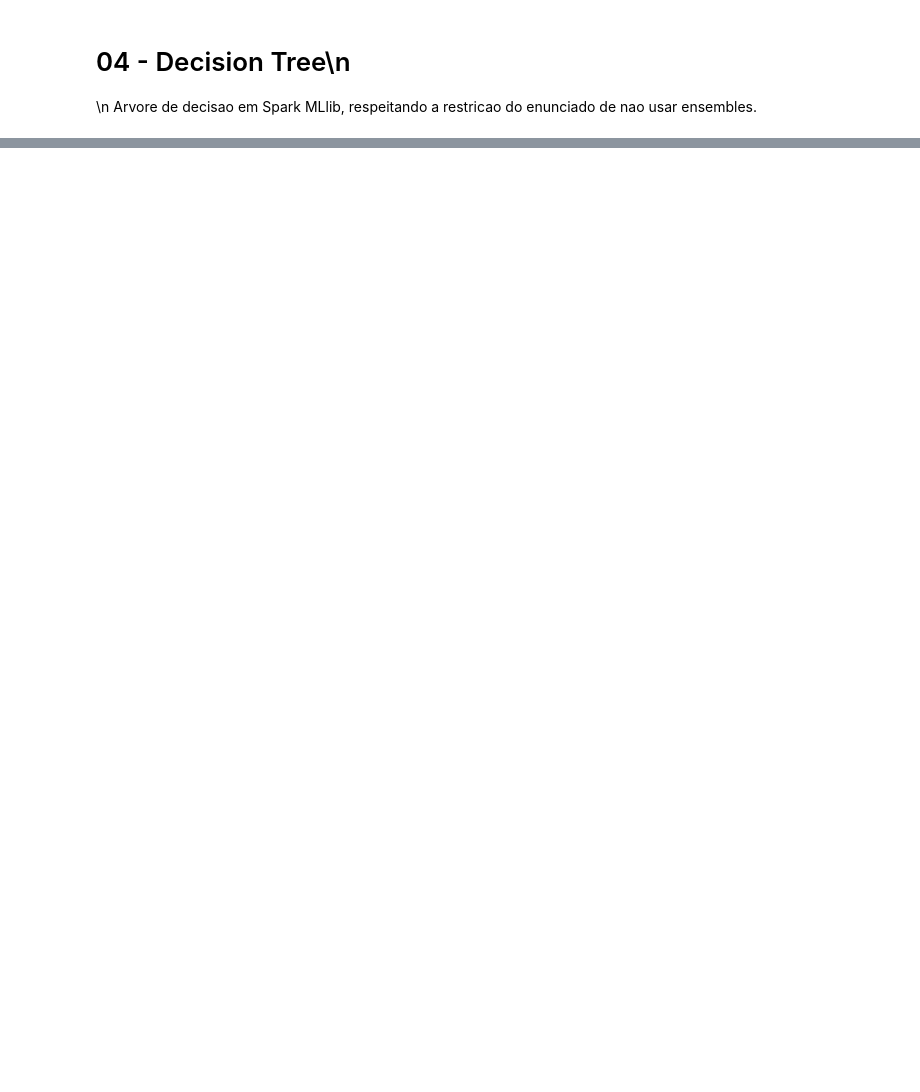
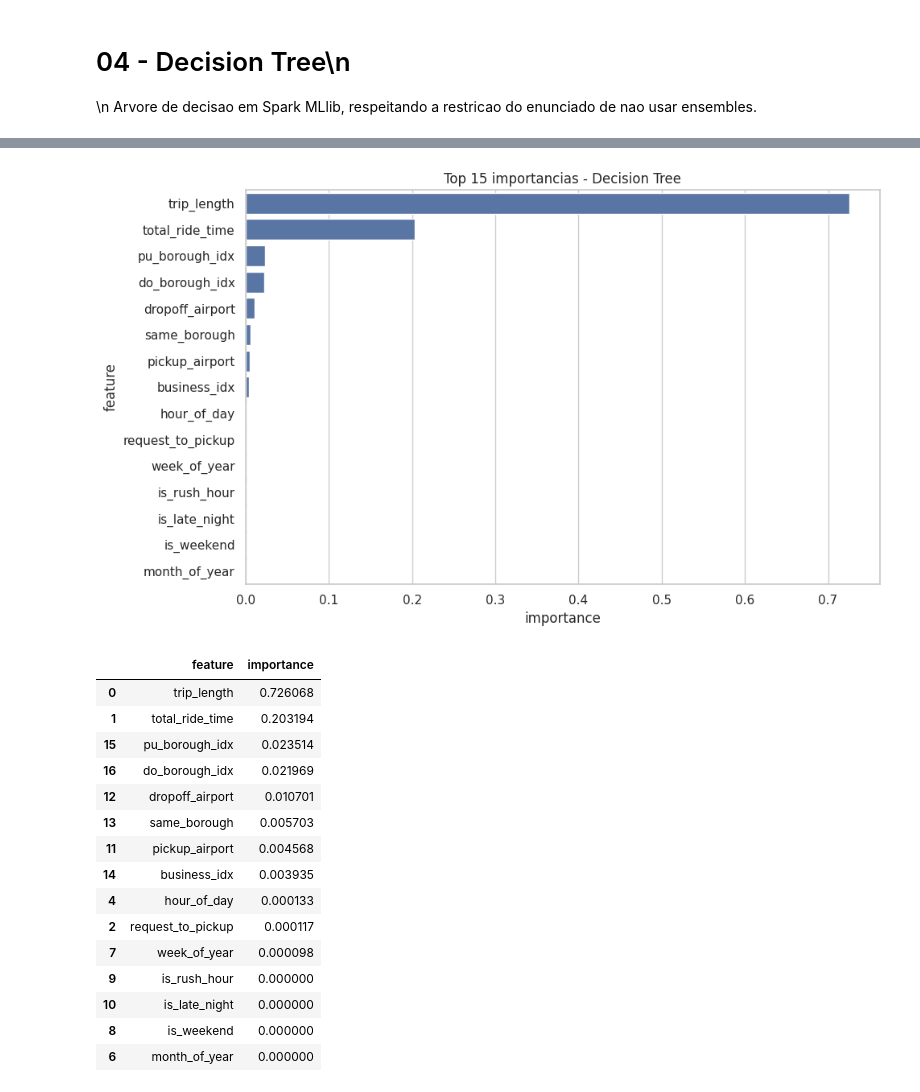
Before and after one commit to waizbart/nyc-rideshare-fare-prediction, a Jupyter notebook: notebooks/04_decision_tree.ipynb, the cells around one changed output, grey strips where cells are left out. Cells and saved outputs as stored; diff of their text form; code cells hidden in the pictures; blank space fills up the shorter version.

```diff
--- a/notebooks/04_decision_tree.ipynb
+++ b/notebooks/04_decision_tree.ipynb
@@ -34,11 +35,11 @@ silver_df.createOrReplaceTempView('trips_silver')
 # Split temporal via Spark SQL puro (regra do projeto: data prep em SQL, ML pipeline em Python).
 train_df = spark.sql(f"""
     SELECT * FROM trips_silver
-    WHERE pickup_datetime < TIMESTAMP '{SPLIT_DATE}'
+    WHERE date < '{SPLIT_DATE}'
 """).cache()
 test_df = spark.sql(f"""
     SELECT * FROM trips_silver
-    WHERE pickup_datetime >= TIMESTAMP '{SPLIT_DATE}'
+    WHERE date >= '{SPLIT_DATE}'
 """).cache()
 
 train_rows = train_df.count()
@@ -55,9 +58,9 @@ indexers = [
 feature_cols = NUMERIC_COLS + [f'{col_name}_idx' for col_name in CATEGORICAL_COLS]
 assembler = VectorAssembler(inputCols=feature_cols, outputCol='features_raw')
 # VectorIndexer marca features com <= maxCategories valores unicos como categoricas.
-# Cobre license_num (4), pu/do_borough (6 boroughs + Unknown via handleInvalid='keep' = 7),
-# alem de marcar as binarias (is_weekend, is_rush_hour, etc.) como categoricas - efeito benigno.
-vector_indexer = VectorIndexer(inputCol='features_raw', outputCol='features', maxCategories=8)
+# handleInvalid='keep' e necessario: month_of_year tem 3 valores no treino (3,4,5) mas
+# 3 valores diferentes no teste (6,7,8) — sem keep o transform falha com invalid value.
+vector_indexer = VectorIndexer(inputCol='features_raw', outputCol='features', maxCategories=8, handleInvalid='keep')
 dt = DecisionTreeRegressor(
     labelCol=TARGET_COL,
     featuresCol='features',
@@ -69,9 +72,9 @@ dt = DecisionTreeRegressor(
 
 pipeline = Pipeline(stages=indexers + [assembler, vector_indexer, dt])
 # %%
-start_time = time.perf_counter()\n
-dt_model = pipeline.fit(train_df)\n
-train_seconds = time.perf_counter() - start_time\n
-\n
-dt_model.write().overwrite().save(MODEL_OUTPUT)\n
+start_time = time.perf_counter()
+dt_model = pipeline.fit(train_df)
+train_seconds = time.perf_counter() - start_time
+
+dt_model.write().overwrite().save(MODEL_OUTPUT)
 print(f'Modelo salvo em {MODEL_OUTPUT} | treino: {train_seconds:.2f}s')
@@ -116,15 +143,33 @@ ORDER BY distance_bucket\n
 # %%
-tree_stage = dt_model.stages[-1]\n
-importance_pdf = pd.DataFrame({\n
-    'feature': feature_cols,\n
-    'importance': list(tree_stage.featureImportances)\n
-}).sort_values('importance', ascending=False)\n
-\n
-plt.figure(figsize=(10, 6))\n
-sns.barplot(data=importance_pdf.head(15), x='importance', y='feature')\n
-plt.title('Top 15 importancias - Decision Tree')\n
-plt.tight_layout()\n
-plt.savefig(IMPORTANCE_PLOT, dpi=150, bbox_inches='tight')\n
-plt.show()\n
-\n
+tree_stage = dt_model.stages[-1]
+importance_pdf = pd.DataFrame({
+    'feature': feature_cols,
+    'importance': list(tree_stage.featureImportances)
+}).sort_values('importance', ascending=False)
+
+plt.figure(figsize=(10, 6))
+sns.barplot(data=importance_pdf.head(15), x='importance', y='feature')
+plt.title('Top 15 importancias - Decision Tree')
+plt.tight_layout()
+plt.savefig(IMPORTANCE_PLOT, dpi=150, bbox_inches='tight')
+plt.show()
+
 importance_pdf.head(15)
+# %% [output]
+[figure, added]
+|  | feature | importance |
+| 0 | trip_length | 0.726068 |
+| 1 | total_ride_time | 0.203194 |
+| 15 | pu_borough_idx | 0.023514 |
+| 16 | do_borough_idx | 0.021969 |
+| 12 | dropoff_airport | 0.010701 |
+| 13 | same_borough | 0.005703 |
+| 11 | pickup_airport | 0.004568 |
+| 14 | business_idx | 0.003935 |
+| 4 | hour_of_day | 0.000133 |
+| 2 | request_to_pickup | 0.000117 |
+| 7 | week_of_year | 0.000098 |
+| 9 | is_rush_hour | 0.000000 |
+| 10 | is_late_night | 0.000000 |
+| 8 | is_weekend | 0.000000 |
+| 6 | month_of_year | 0.000000 |
```
Also changed, not shown: parts of 7 cells of this notebook, 12 other files.
